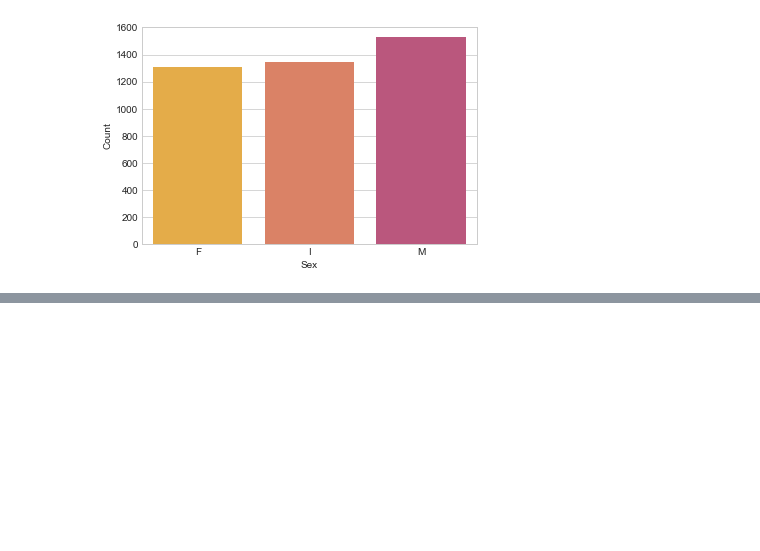
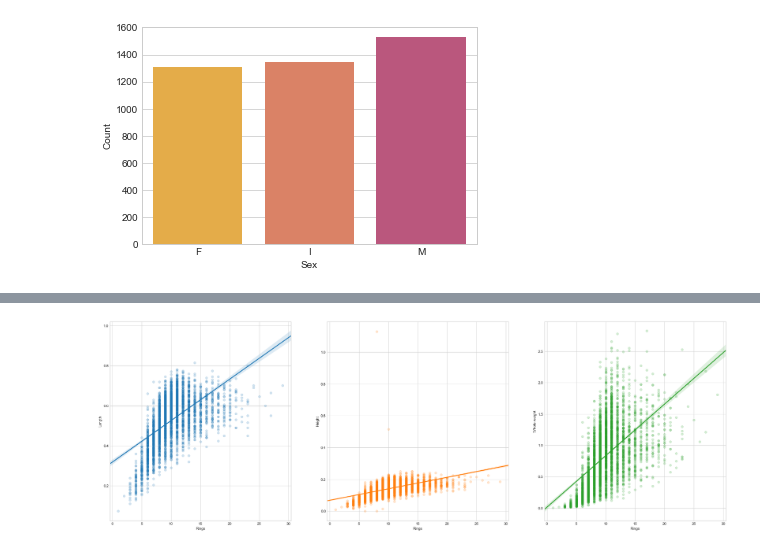
Before and after one commit to sarosam22/Machine-Learning-Python, a Jupyter notebook: Abalone/abalone.ipynb, the cells around one changed output, grey strips where cells are left out. Cells and saved outputs as stored; diff of their text form; code cells hidden in the pictures; blank space fills up the shorter version.

```diff
--- a/Abalone/abalone.ipynb
+++ b/Abalone/abalone.ipynb
@@ -134,0 +153,7 @@ sns.distplot(df['Shell weight'], ax=axes[2][1], color='blueviolet')
+# %%
+features = ['Length','Height','Whole weight']
+fig,axes = plt.subplots(1,len(features), figsize=(30,10))
+for i,val in enumerate(axes):
+    sns.regplot(x='Rings', y=features[i], data=df, ax=axes[i], scatter_kws={'alpha':0.2})
+# %% [output]
+[figure, added]
```
Also changed, not shown: parts of 7 cells of this notebook.
